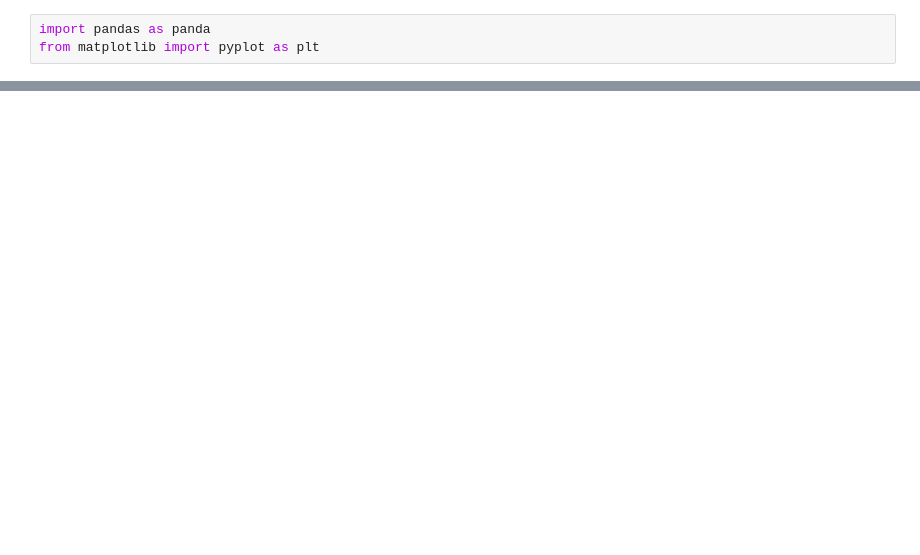
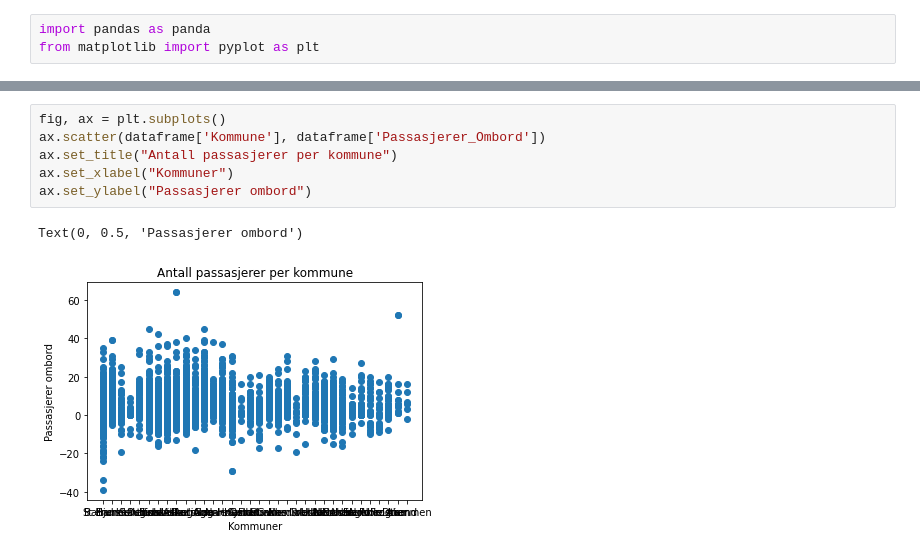
Before and after one commit to Jovalb/Assignement1Data, a Jupyter notebook: Example1.ipynb, the cells around one changed output, grey strips where cells are left out. Cells and saved outputs as stored; diff of their text form; blank space fills up the shorter version.

```diff
--- a/Example1.ipynb
+++ b/Example1.ipynb
@@ -13,0 +34,9 @@ dataframe.head()
+# %%
+fig, ax = plt.subplots()
+ax.scatter(dataframe['Kommune'], dataframe['Passasjerer_Ombord'])
+ax.set_title("Antall passasjerer per kommune")
+ax.set_xlabel("Kommuner")
+ax.set_ylabel("Passasjerer ombord")
+# %% [output]
+Text(0, 0.5, 'Passasjerer ombord')
+[figure, added]
```
Also changed, not shown: parts of 1 cell of this notebook.
